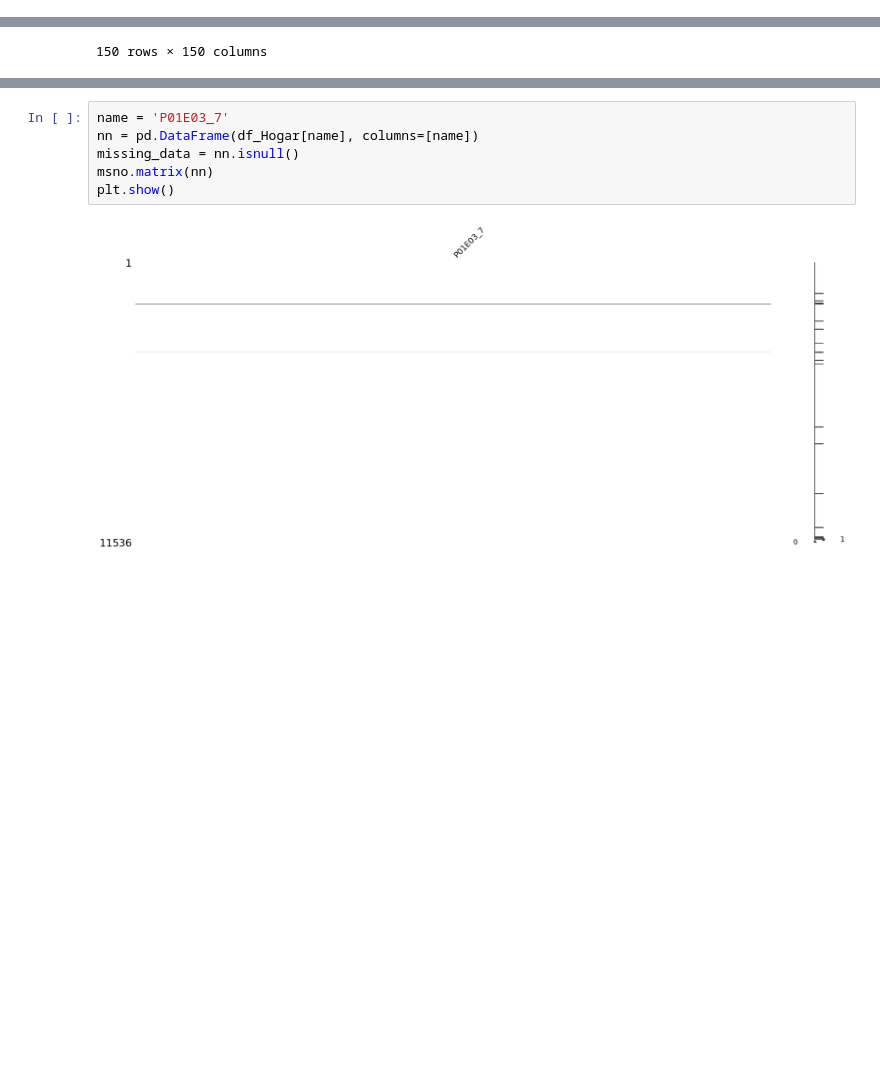
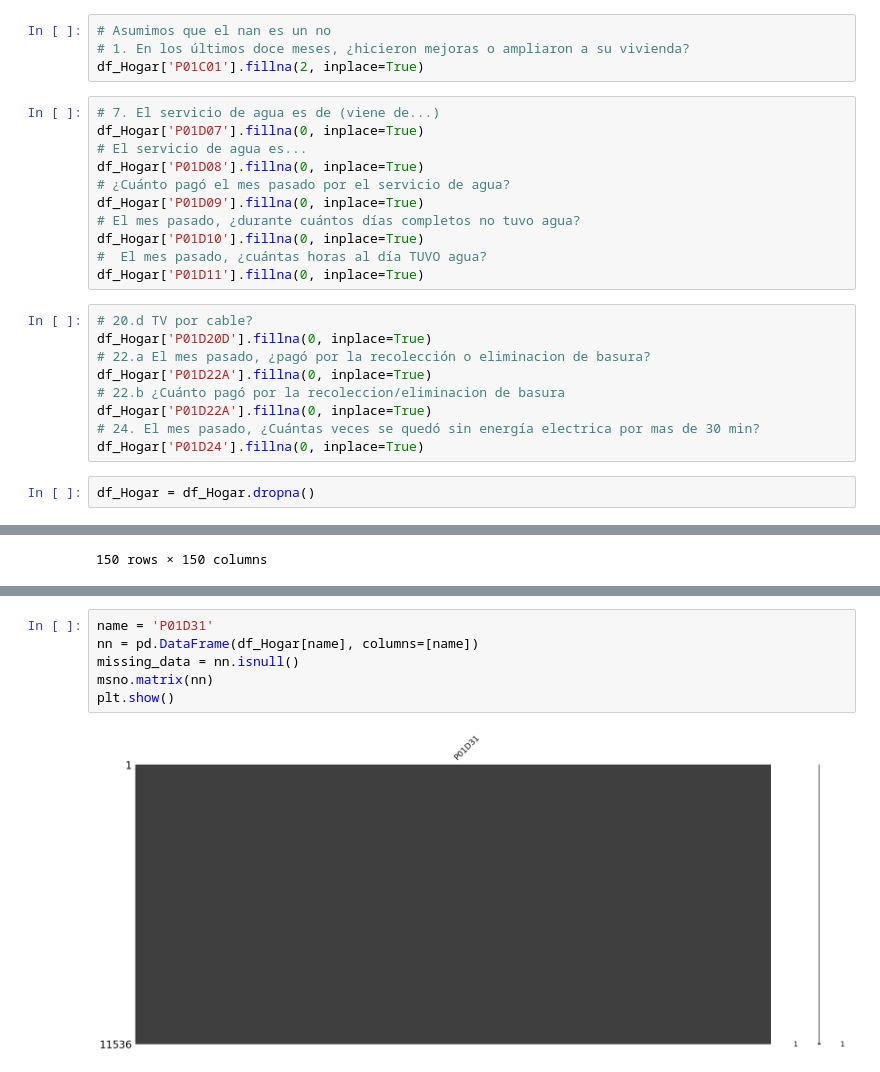
Before and after one commit to ChristopherG19/UVG_DS_Lab10, a Jupyter notebook: Laboratorio_10.ipynb, the cells around one changed output, grey strips where cells are left out. Saved outputs shown, nothing was run; the diff lists cells and outputs as text; blank space fills up the shorter version.

Commit message:
Limpieza de hogar

```diff
--- a/Laboratorio_10.ipynb
+++ b/Laboratorio_10.ipynb
@@ -212,6 +227,32 @@ df_Hogar['P01D15B'].fillna(0, inplace=True)
 df_Hogar.drop('P01E02_7', axis=1, inplace=True)
 # 3. ¿Cuánto pagó por (...) que compró o consumió el mes pasado?
 df_Hogar.drop('P01E03_7', axis=1, inplace=True)
+# %%
+# Asumimos que el nan es un no
+# 1. En los últimos doce meses, ¿hicieron mejoras o ampliaron a su vivienda?
+df_Hogar['P01C01'].fillna(2, inplace=True)
+# %%
+# 7. El servicio de agua es de (viene de...)
+df_Hogar['P01D07'].fillna(0, inplace=True)
+# El servicio de agua es...
+df_Hogar['P01D08'].fillna(0, inplace=True)
+# ¿Cuánto pagó el mes pasado por el servicio de agua?
+df_Hogar['P01D09'].fillna(0, inplace=True)
+# El mes pasado, ¿durante cuántos días completos no tuvo agua?
+df_Hogar['P01D10'].fillna(0, inplace=True)
+#  El mes pasado, ¿cuántas horas al día TUVO agua?
+df_Hogar['P01D11'].fillna(0, inplace=True)
+# %%
+# 20.d TV por cable?
+df_Hogar['P01D20D'].fillna(0, inplace=True)
+# 22.a El mes pasado, ¿pagó por la recolección o eliminacion de basura?
+df_Hogar['P01D22A'].fillna(0, inplace=True)
+# 22.b ¿Cuánto pagó por la recoleccion/eliminacion de basura
+df_Hogar['P01D22A'].fillna(0, inplace=True)
+# 24. El mes pasado, ¿Cuántas veces se quedó sin energía electrica por mas de 30 min?
+df_Hogar['P01D24'].fillna(0, inplace=True)
+# %%
+df_Hogar = df_Hogar.dropna()
 # %%
 # Mariz de correlación
 correlation_matrix = df_Hogar.corr()
@@ -281,8 +322,8 @@ for x in df_Hogar["P01E01_5"]:
 # %%
-name = 'P01E03_7'
+name = 'P01D31'
 nn = pd.DataFrame(df_Hogar[name], columns=[name])
 missing_data = nn.isnull()
 msno.matrix(nn)
 plt.show()
 # %% [output]
-[figure, old version]
+[figure, new version]
```
Also changed, not shown: parts of 7 cells of this notebook.
